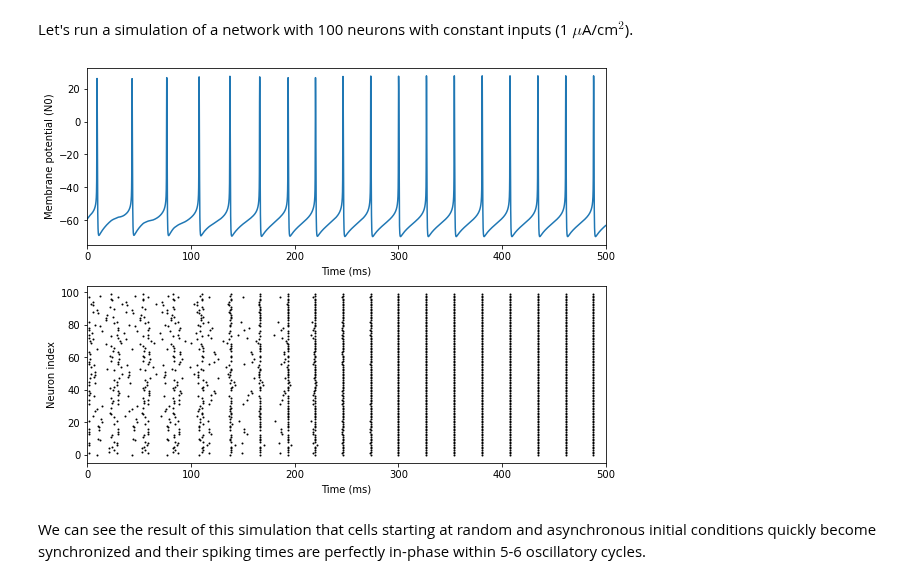
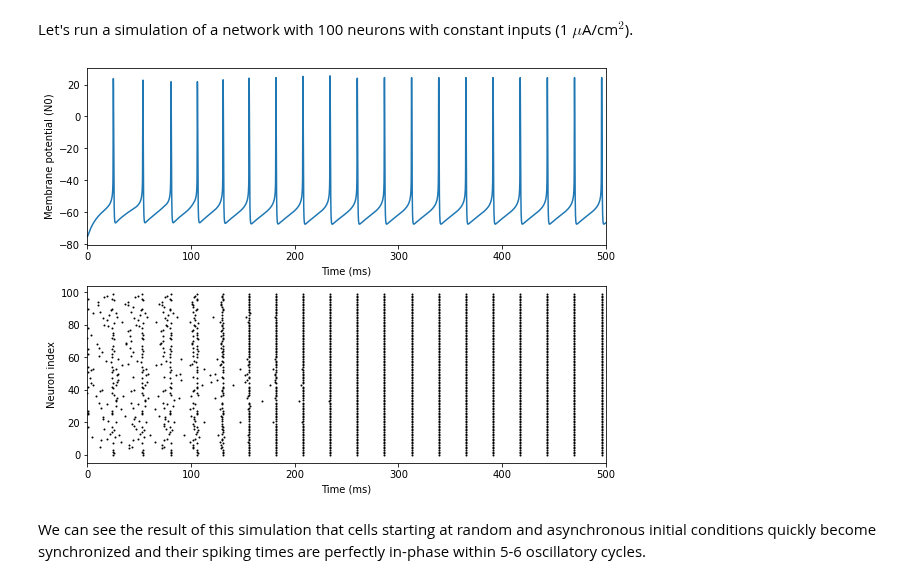
Before and after one commit to quanpeng0/BrainModels, a Jupyter notebook: docs/examples/from_papers/Wang_1996_gamma_oscillation.ipynb, the cells around one changed output. Drawn from its saved outputs; the diff is of its cells as text; code cells hidden in the pictures.

```diff
--- a/docs/examples/from_papers/Wang_1996_gamma_oscillation.ipynb
+++ b/docs/examples/from_papers/Wang_1996_gamma_oscillation.ipynb
@@ -13 +7,5 @@ bp.profile.set( dt=0.04, numerical_method='exponential')
+# %%
+import brainpy as bp
+
+bp.integrators.set_default_odeint('rk4')
 # %% [markdown]
@@ -15,2 +12,0 @@ The network is constructed with Hodgkin–Huxley (HH) type neurons and GABA$_A$
-# %%
-GABAa = bpmodels.synapses.get_GABAa2(g_max=0.1, E=-75., alpha = 12., beta = 0.1)
@@ -91,37 +132,25 @@ HH = bp.NeuType('HH_neuron', ST=ST, steps=update)
 Let's run a simulation of a network with 100 neurons with constant inputs (1 $\mu$A/cm$^2$).
 # %%
 num = 100
-v_init = -70. + np.random.random(num) * 20
-h_alpha = 0.07 * np.exp(-(v_init + 58) / 20)
-h_beta = 1 / (np.exp(-0.1 * (v_init + 28)) + 1)
-h_init = h_alpha / (h_alpha + h_beta)
-n_alpha = -0.01 * (v_init + 34) / (np.exp(-0.1 * (v_init + 34)) - 1)
-n_beta = 0.125 * np.exp(-(v_init + 44) / 80)
-n_init = n_alpha / (n_alpha + n_beta)
+neu = HH(num, monitors=['spike', 'V'])
+neu.V = -70. + bp.backend.normal(size=num) * 20
 
-neu = bp.NeuGroup(HH, geometry=num, monitors=['spike', 'V'])
-neu.ST['V'] = v_init
-neu.ST['h'] = h_init
-neu.ST['n'] = n_init
-
-syn = bp.SynConn(GABAa, pre_group=neu, post_group=neu,
-                 conn=bp.connect.All2All(include_self=False),
-                 monitors=['s', 'g'])
-syn.pars['g_max'] = 0.1 / num
+syn = GABAa(pre=neu, post=neu, conn=bp.connect.All2All(include_self=False))
+syn.g_max = 0.1 / num
 
 net = bp.Network(neu, syn)
-net.run(duration=500., inputs=[neu, 'ST.input', 1.], report=False)
+net.run(duration=500., inputs=[neu, 'input', 1.], report=False)
 
 fig, gs = bp.visualize.get_figure(2, 1, 3, 8)
 xlim = (net.t_start - 0.1, net.t_end + 0.1)
 
 fig.add_subplot(gs[0, 0])
 bp.visualize.line_plot(net.ts, neu.mon.V, xlim=xlim, ylabel='Membrane potential (N0)')
 
 fig.add_subplot(gs[1, 0])
 bp.visualize.raster_plot(net.ts, neu.mon.spike, xlim=xlim, show=True)
 # %% [output]
-[figure, old version]
+[figure, new version]
 # %% [markdown]
 We can see the result of this simulation that cells starting at random and asynchronous initial conditions quickly become synchronized and their spiking times are perfectly in-phase within 5-6 oscillatory cycles.
 # %% [markdown]
```
Also changed, not shown: parts of 5 cells of this notebook, 6 other files.
